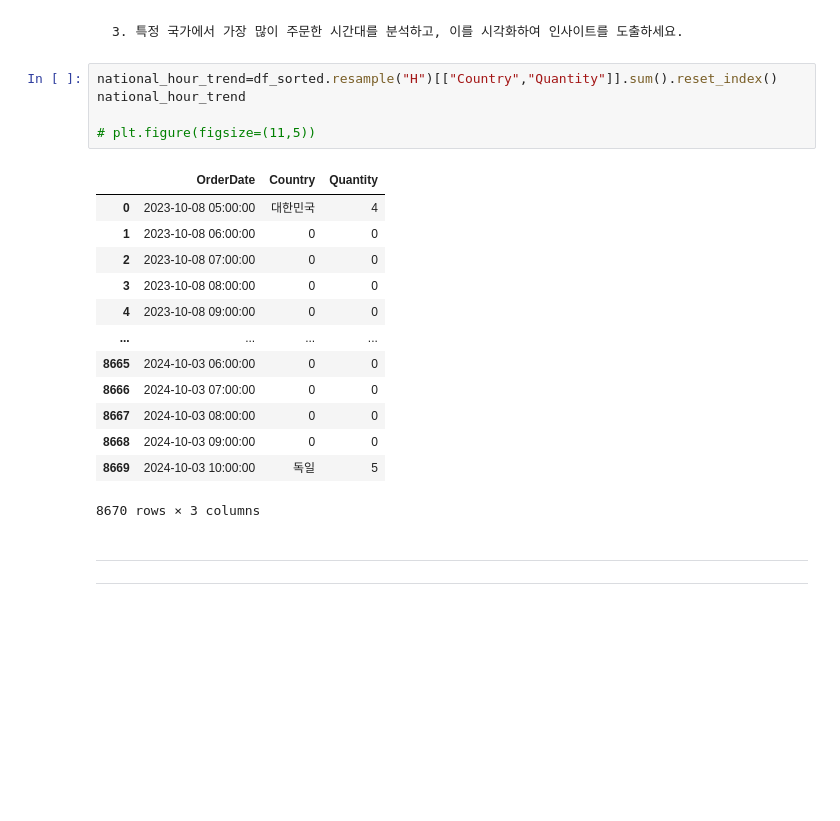
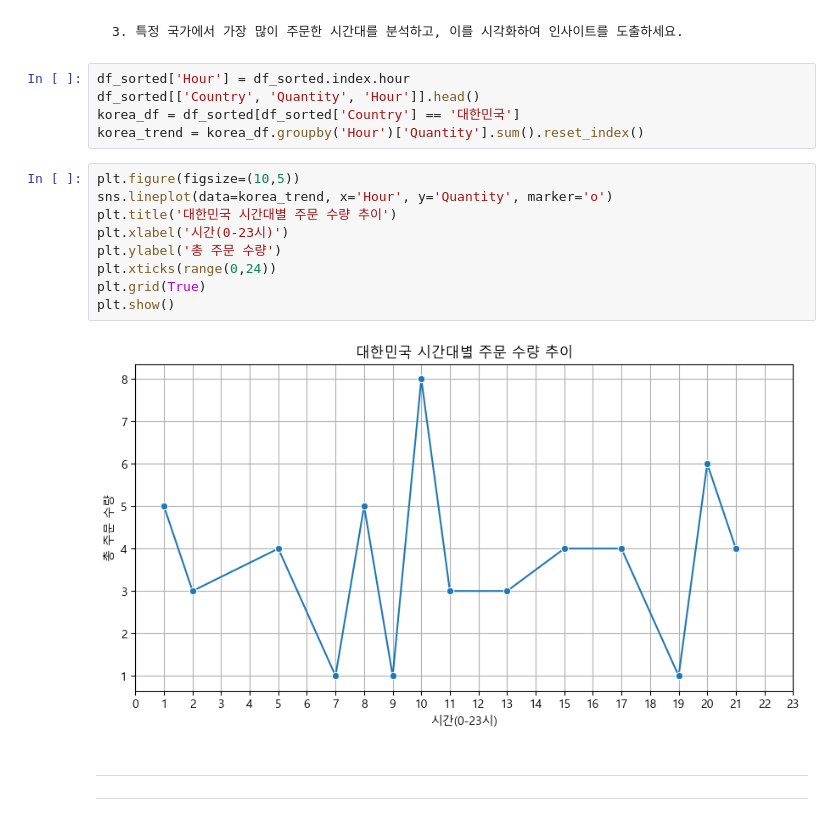
Before and after one commit to HOT8OY/SESAC_FullStackEducation, a Jupyter notebook: 12_pandas/data_visualization/999-4_최종 실습 프로젝트.ipynb, the cells around one changed output. Drawn from its saved outputs; the diff is of its cells as text; blank space fills up the shorter version.

```diff
--- a/12_pandas/data_visualization/999-4_최종 실습 프로젝트.ipynb
+++ b/12_pandas/data_visualization/999-4_최종 실습 프로젝트.ipynb
@@ -277,24 +278,21 @@ plt.show()
 # %% [markdown]
     3. 특정 국가에서 가장 많이 주문한 시간대를 분석하고, 이를 시각화하여 인사이트를 도출하세요.
 # %%
-national_hour_trend=df_sorted.resample("H")[["Country","Quantity"]].sum().reset_index()
-national_hour_trend
-
-# plt.figure(figsize=(11,5))
+df_sorted['Hour'] = df_sorted.index.hour
+df_sorted[['Country', 'Quantity', 'Hour']].head()
+korea_df = df_sorted[df_sorted['Country'] == '대한민국']
+korea_trend = korea_df.groupby('Hour')['Quantity'].sum().reset_index()
-# %% [output]
-|  | OrderDate | Country | Quantity |
-| 0 | 2023-10-08 05:00:00 | 대한민국 | 4 |
-| 1 | 2023-10-08 06:00:00 | 0 | 0 |
-| 2 | 2023-10-08 07:00:00 | 0 | 0 |
-| 3 | 2023-10-08 08:00:00 | 0 | 0 |
-| 4 | 2023-10-08 09:00:00 | 0 | 0 |
-| ... | ... | ... | ... |
-| 8665 | 2024-10-03 06:00:00 | 0 | 0 |
-| 8666 | 2024-10-03 07:00:00 | 0 | 0 |
-| 8667 | 2024-10-03 08:00:00 | 0 | 0 |
-| 8668 | 2024-10-03 09:00:00 | 0 | 0 |
-| 8669 | 2024-10-03 10:00:00 | 독일 | 5 |
-8670 rows × 3 columns
+# %%
+plt.figure(figsize=(10,5))
+sns.lineplot(data=korea_trend, x='Hour', y='Quantity', marker='o')
+plt.title('대한민국 시간대별 주문 수량 추이')
+plt.xlabel('시간(0-23시)')
+plt.ylabel('총 주문 수량')
+plt.xticks(range(0,24))
+plt.grid(True)
+plt.show()
+# %% [output]
+[figure, added]
 # %% [markdown]
 ---
 ---
```
Also changed, not shown: parts of 2 cells of this notebook, 2 other files.
